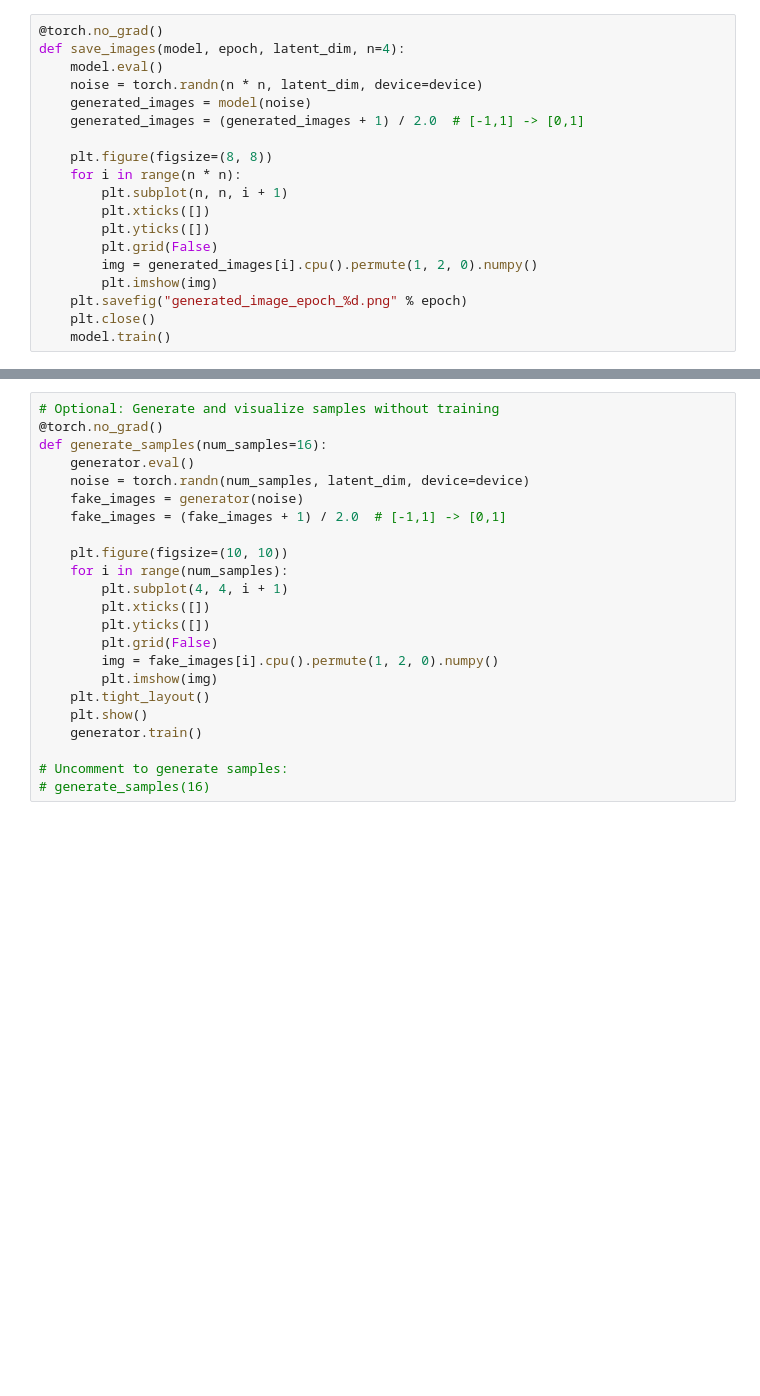
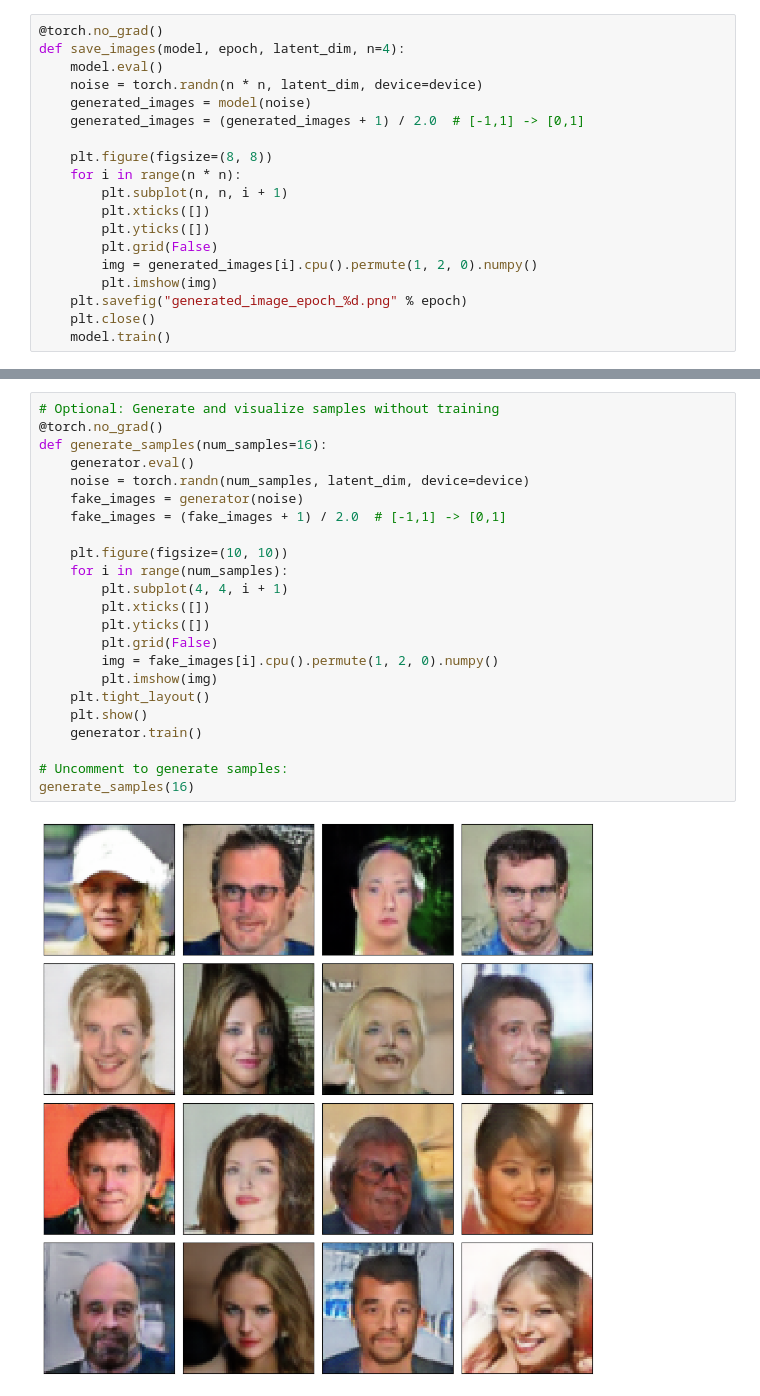
Before and after one commit to AmyMcMahon/Computer-Vision-Project, a Jupyter notebook: DCGAN.ipynb, the cells around one changed output, grey strips where cells are left out. Drawn from its saved outputs; the diff is of its cells as text; blank space fills up the shorter version.

```diff
--- a/DCGAN.ipynb
+++ b/DCGAN.ipynb
@@ -303,23 +241,25 @@ KeyboardInterrupt:
 # %%
 # Optional: Generate and visualize samples without training
 @torch.no_grad()
 def generate_samples(num_samples=16):
     generator.eval()
     noise = torch.randn(num_samples, latent_dim, device=device)
     fake_images = generator(noise)
     fake_images = (fake_images + 1) / 2.0  # [-1,1] -> [0,1]
 
     plt.figure(figsize=(10, 10))
     for i in range(num_samples):
         plt.subplot(4, 4, i + 1)
         plt.xticks([])
         plt.yticks([])
         plt.grid(False)
         img = fake_images[i].cpu().permute(1, 2, 0).numpy()
         plt.imshow(img)
     plt.tight_layout()
     plt.show()
     generator.train()
 
 # Uncomment to generate samples:
-# generate_samples(16)
+generate_samples(16)
+# %% [output]
+[figure, added]
```
Also changed, not shown: parts of 7 cells of this notebook, 11 other files.
